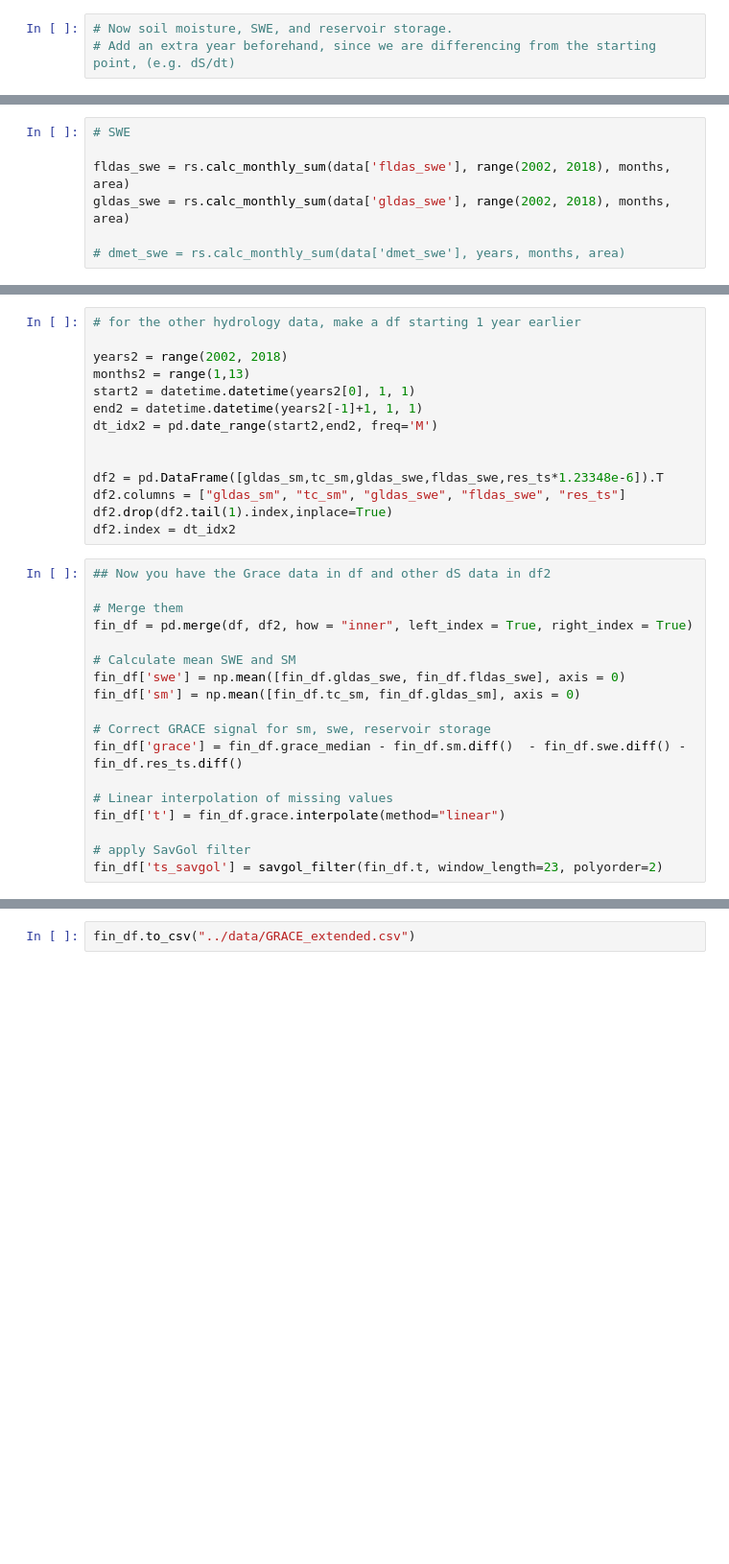
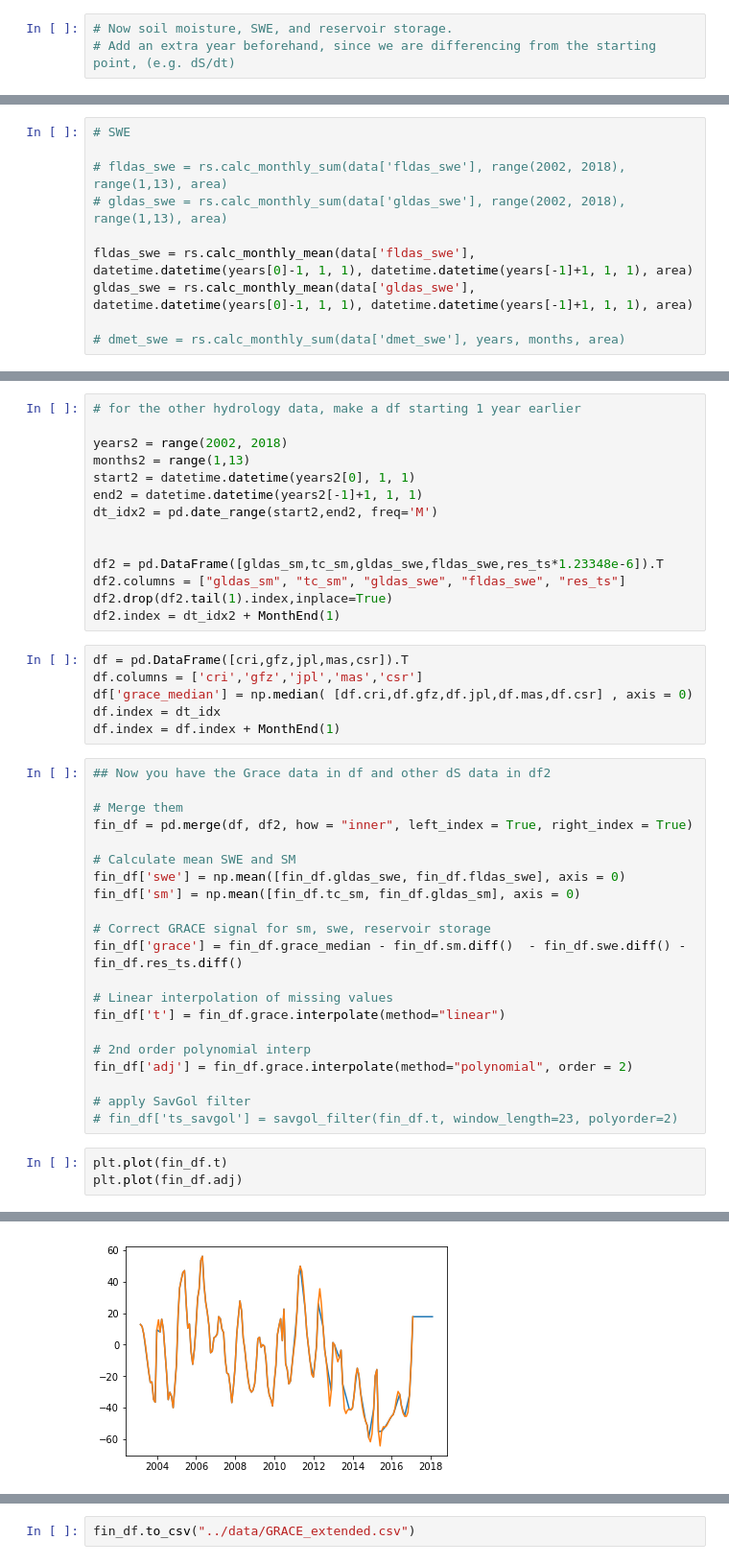
Before and after one commit to kashingtonDC/HyDRA, a Jupyter notebook: code/03_GRACE.ipynb, the cells around one changed output, grey strips where cells are left out. Shown: that part at 96% size. Cells and saved outputs as stored; diff of their text form; blank space fills up the shorter version.

Commit message:
GRACE clean run

```diff
--- a/code/03_GRACE.ipynb
+++ b/code/03_GRACE.ipynb
@@ -62,7 +103,10 @@ gldas_sm = rs.calc_monthly_sum(data['gldas_sm'], range(2002, 2018), months, area
 # %%
 # SWE
 
-fldas_swe = rs.calc_monthly_sum(data['fldas_swe'], range(2002, 2018), months, area)
-gldas_swe = rs.calc_monthly_sum(data['gldas_swe'], range(2002, 2018), months, area)
+# fldas_swe = rs.calc_monthly_sum(data['fldas_swe'], range(2002, 2018), range(1,13), area)
+# gldas_swe = rs.calc_monthly_sum(data['gldas_swe'], range(2002, 2018), range(1,13), area)
+
+fldas_swe = rs.calc_monthly_mean(data['fldas_swe'], datetime.datetime(years[0]-1, 1, 1), datetime.datetime(years[-1]+1, 1, 1), area)
+gldas_swe = rs.calc_monthly_mean(data['gldas_swe'], datetime.datetime(years[0]-1, 1, 1), datetime.datetime(years[-1]+1, 1, 1), area)
 
 # dmet_swe = rs.calc_monthly_sum(data['dmet_swe'], years, months, area)
@@ -117,7 +192,13 @@ dt_idx2 = pd.date_range(start2,end2, freq='M')
 df2 = pd.DataFrame([gldas_sm,tc_sm,gldas_swe,fldas_swe,res_ts*1.23348e-6]).T
 df2.columns = ["gldas_sm", "tc_sm", "gldas_swe", "fldas_swe", "res_ts"]
 df2.drop(df2.tail(1).index,inplace=True)
-df2.index = dt_idx2
+df2.index = dt_idx2 + MonthEnd(1)
+# %%
+df = pd.DataFrame([cri,gfz,jpl,mas,csr]).T
+df.columns = ['cri','gfz','jpl','mas','csr']
+df['grace_median'] = np.median( [df.cri,df.gfz,df.jpl,df.mas,df.csr] , axis = 0)
+df.index = dt_idx
+df.index = df.index + MonthEnd(1)
 # %%
 ## Now you have the Grace data in df and other dS data in df2
 
@@ -134,5 +215,12 @@ fin_df['grace'] = fin_df.grace_median - fin_df.sm.diff()  - fin_df.swe.diff() -
 # Linear interpolation of missing values
 fin_df['t'] = fin_df.grace.interpolate(method="linear")
 
+# 2nd order polynomial interp
+fin_df['adj'] = fin_df.grace.interpolate(method="polynomial", order = 2)
+
 # apply SavGol filter
-fin_df['ts_savgol'] = savgol_filter(fin_df.t, window_length=23, polyorder=2)
+# fin_df['ts_savgol'] = savgol_filter(fin_df.t, window_length=23, polyorder=2)
+# %%
+plt.plot(fin_df.t)
+plt.plot(fin_df.adj)
+# %% [output]
@@ -139 +232,2 @@ fin_df['ts_savgol'] = savgol_filter(fin_df.t, window_length=23, polyorder=2)
+[figure, added]
 # %%
```
Also changed, not shown: parts of 9 cells of this notebook.
